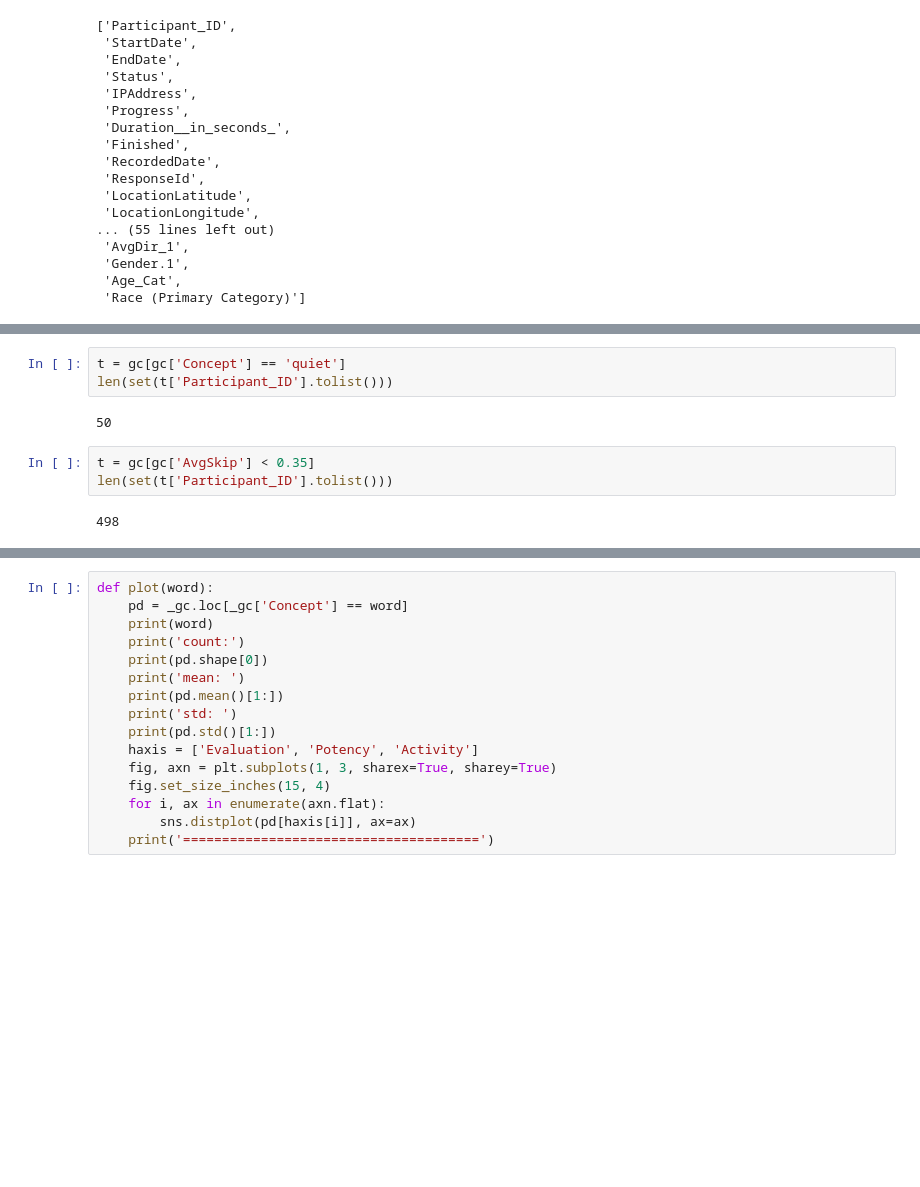
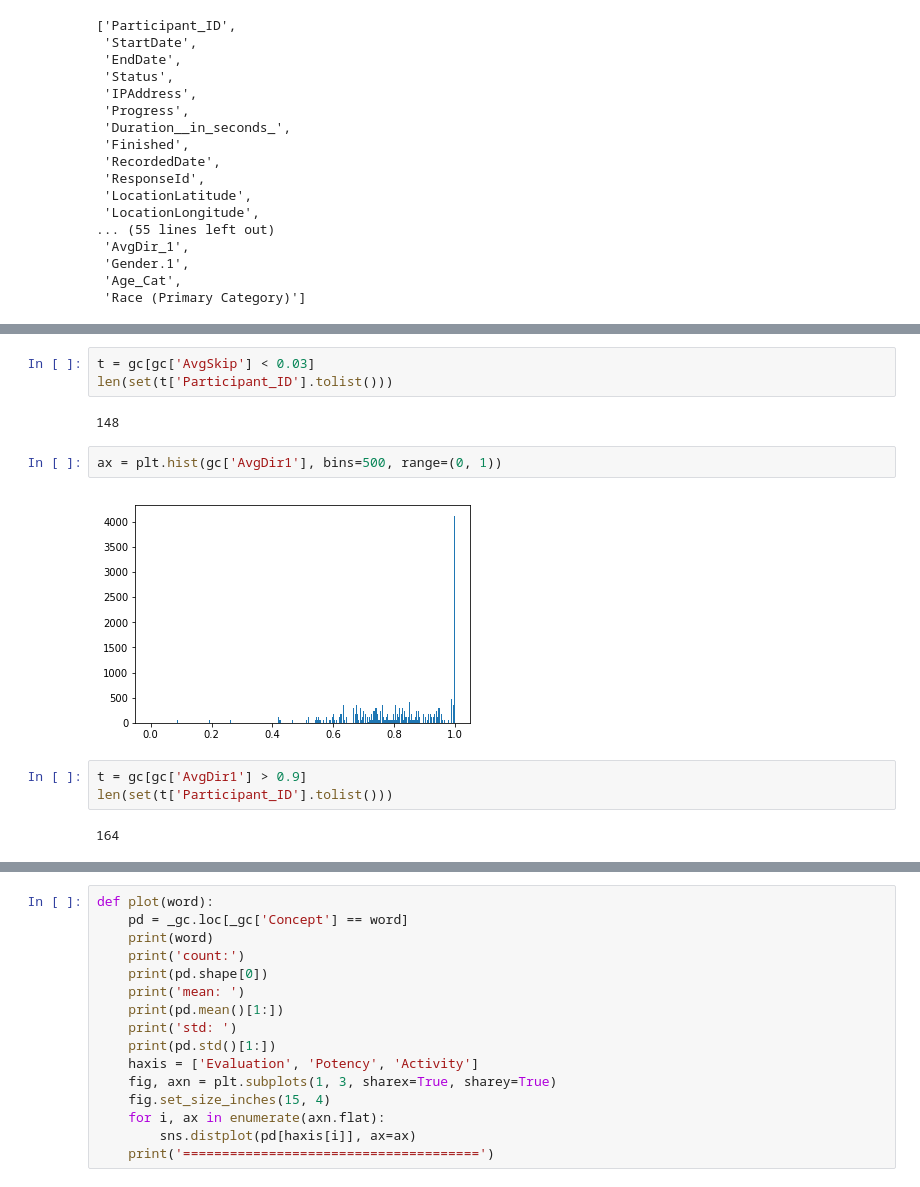
Before and after one commit to jiaojiaoloveu/WordEmbedding-SubCulture, a Jupyter notebook: src/Five_rules.ipynb, the cells around one changed output, grey strips where cells are left out. Saved outputs shown, nothing was run; the diff lists cells and outputs as text; blank space fills up the shorter version.

```diff
--- a/src/Five_rules.ipynb
+++ b/src/Five_rules.ipynb
@@ -37,10 +214,14 @@ gc['Duration per concept'] = gc['Duration'] / gc['Rating_Total']
 # %%
-t = gc[gc['Concept'] == 'quiet']
+t = gc[gc['AvgSkip'] < 0.03]
 len(set(t['Participant_ID'].tolist()))
 # %% [output]
-50
+148
+# %%
+ax = plt.hist(gc['AvgDir1'], bins=500, range=(0, 1))
+# %% [output]
+[figure, added]
 # %%
-t = gc[gc['AvgSkip'] < 0.35]
+t = gc[gc['AvgDir1'] > 0.9]
 len(set(t['Participant_ID'].tolist()))
 # %% [output]
-498
+164
```
Also changed, not shown: parts of 29 cells of this notebook, 5 other files.
